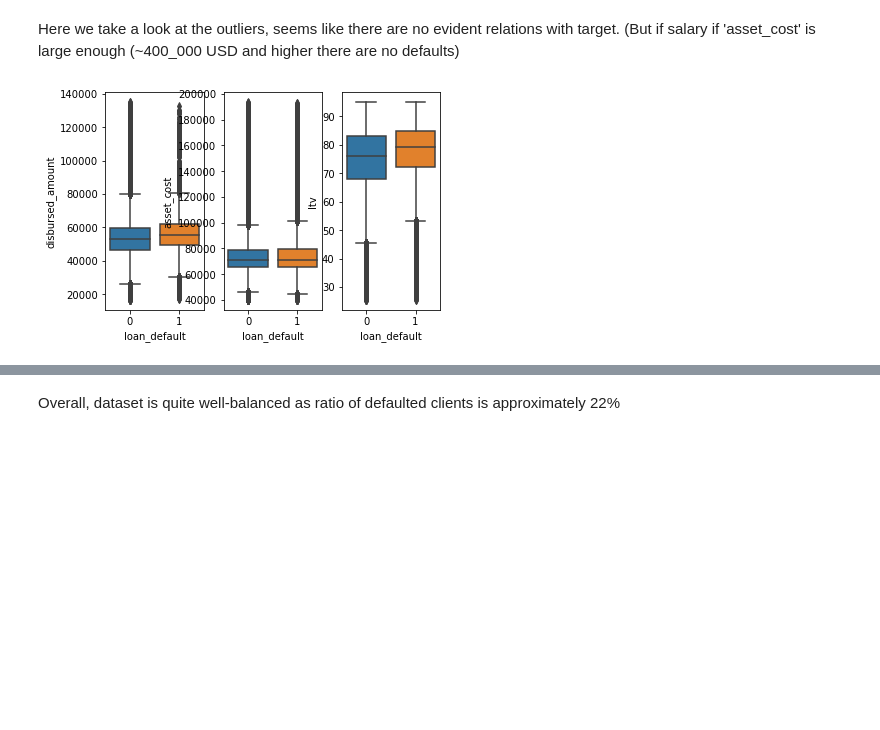
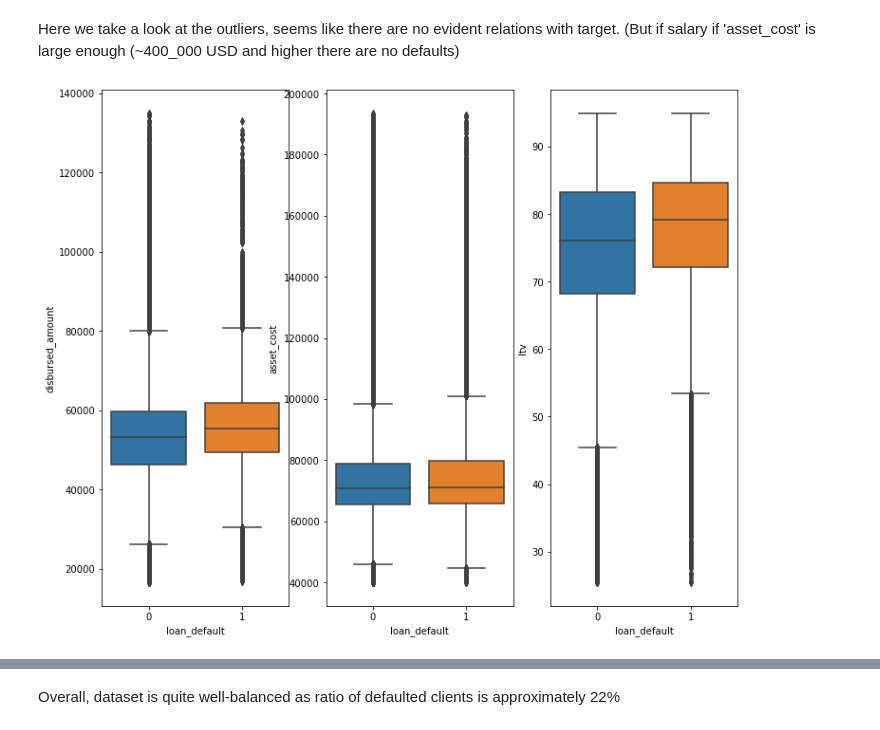
Before and after one commit to notweb-pusher/Scoring, a Jupyter notebook: EDA.ipynb, the cells around one changed output, grey strips where cells are left out. Cells and saved outputs as stored; diff of their text form; code cells hidden in the pictures; blank space fills up the shorter version.

```diff
--- a/EDA.ipynb
+++ b/EDA.ipynb
@@ -69,3 +69,6 @@ df['Employment.Type'].value_counts()
 Self employed    127635
 Salaried          97858
 Name: Employment.Type, dtype: int64
+# %%
+plt.rcParams["figure.figsize"] = (12, 10)
+plt.gcf().set_facecolor('white')
@@ -97,11 +102,11 @@ Here we take a look at the outliers, seems like there are no evident relations w
 # %%
 if True:
     for col in cols_numeric:
         P = np.percentile(df[col], [0.05, 99.95])
         df = df[(df[col] > P[0]) & (df[col] < P[1])]
 for ind, col in enumerate(cols_numeric):
     plt.subplot(1, len(cols_numeric), ind + 1)
-    sns.boxplot(y = col, x = target, data = df)
+    _ = sns.boxplot(y = col, x = target, data = df)
 # %% [output]
-[figure, old version]
+[figure, new version]
 # %%
```
Also changed, not shown: parts of 10 cells of this notebook.
